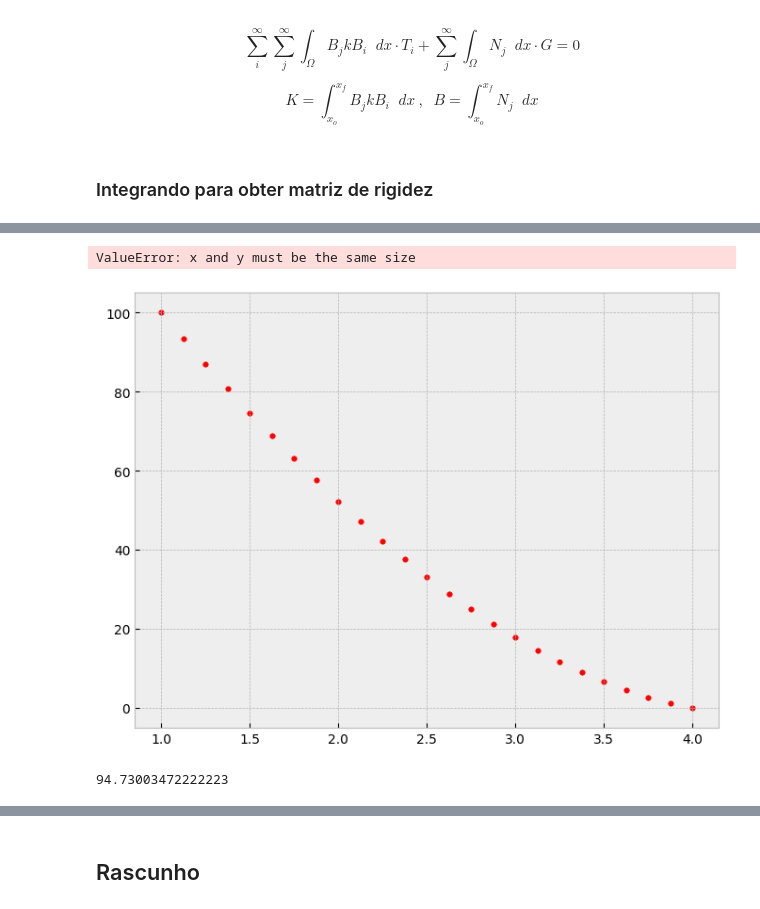
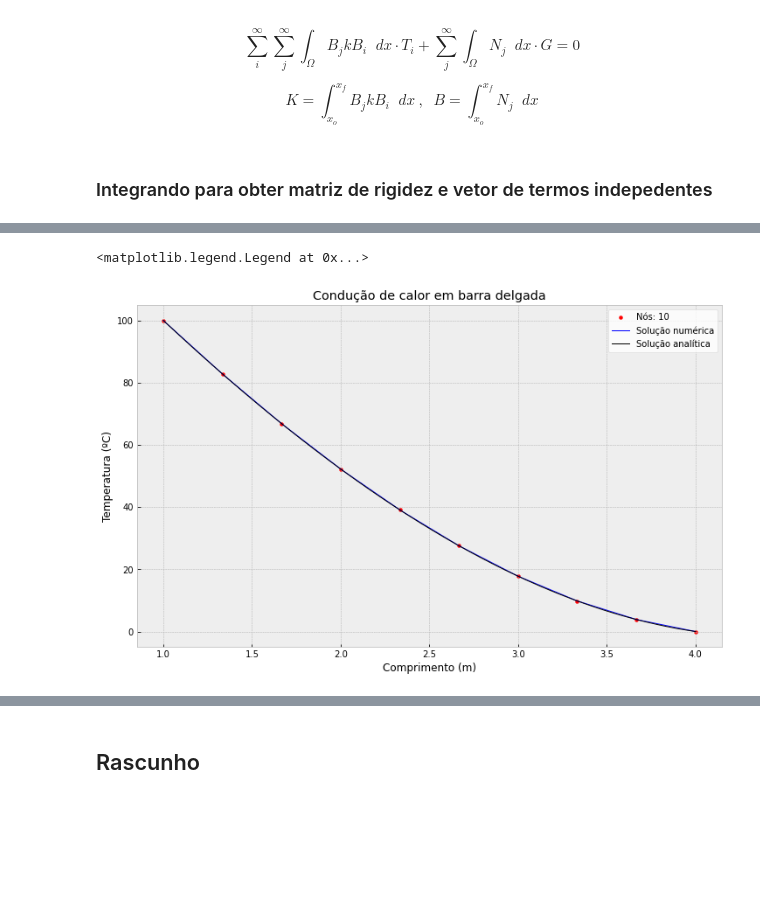
Before and after one commit to jpedro-rod/ElementosFinitos, a Jupyter notebook: Elementos_Finitos.ipynb, the cells around one changed output, grey strips where cells are left out. Cells and saved outputs as stored; diff of their text form; code cells hidden in the pictures; blank space fills up the shorter version.

Commit message:
Construcao da interpolacao dos nos (falta ordem 2)

```diff
--- a/Elementos_Finitos.ipynb
+++ b/Elementos_Finitos.ipynb
@@ -97,7 +95,7 @@ $$ \sum_i^{\infty} \sum_j^{\infty} \int_{Ω} B_j k B_i \;\; dx \cdot T_i + \sum_
 
 $$ K = \int_{x_o}^{x_f} B_j k B_i \;\; dx \:,\;\; B = \int_{x_o}^{x_f} N_j \;\; dx $$
 # %% [markdown]
-### Integrando para obter matriz de rigidez
+### Integrando para obter matriz de rigidez e vetor de termos indepedentes
 # %%
 #Parâmetros Físicos
 
@@ -117,7 +115,7 @@ def S(x):
 
 ordemElemento = 1   #1 ou 2
 
-ligacoes = 25                              #PARA 2ª ORDEM SOMENTE NÚMEROS ÍMPARES
+ligacoes = 10                              #PARA 2ª ORDEM SOMENTE NÚMEROS ÍMPARES
 malha = np.linspace(Xo,Xf,ligacoes)
 
 #################################################
@@ -227,7 +225,7 @@ elif ordemElemento == 2:
             IEN[elemento,noLocal] = elemento*(nNosLocais - 1) + noLocal
 
 print("Matriz de conectividade: ")
-#print(IEN)
+print(IEN)
 
 #Matrizes globais
 
@@ -271,10 +269,10 @@ if ordemElemento == 1:
         #print(Gaux)
         Gs = Gs + Gaux
 
-    print("\nMatrizes globais singulares: ")
-    print("Ks")
+    #print("\nMatrizes globais singulares: ")
+    #print("Ks")
     #print(np.array_str(Ks, precision=2, suppress_small=True))
-    print("Gs")
+    #print("Gs")
     #print(np.array_str(Gs, precision=2, suppress_small=True))
 
 ##2ª ORDEM
@@ -320,10 +318,10 @@ elif ordemElemento == 2:
 
             Gs = Gs + Gaux
 
-    print("\nMatrizes globais singulares: ")
-    print("Ks")
+    #print("\nMatrizes globais singulares: ")
+    #print("Ks")
     #print(np.array_str(Ks, precision=2, suppress_small=True))
-    print("Gs")
+    #print("Gs")
     #print(np.array_str(Gs, precision=2, suppress_small=True))
 
 #Aplicação das condições de contorno na matriz e vetor independente:   K.T + G = 0
@@ -347,9 +345,9 @@ for i in range(len(G)):
 
 print("\nMatrizes globais: ")
 print("K")
-#print(np.array_str(K, precision=2, suppress_small=True))
+print(np.array_str(K, precision=2, suppress_small=True))
 print("G")
-#print(np.array_str(G, precision=2, suppress_small=True))
+print(np.array_str(G, precision=2, suppress_small=True))
 
 #Solucionando o sistema
 
@@ -359,11 +357,23 @@ BCo = np.array([To])
 BCf = np.array([Tf])
 Tnos = np.concatenate((BCo,CampoTSemContorno,BCf))
 
-print("\nCampo de temperatura (solução numérica): ")
+print("\nNós (solução numérica): ")
 print(np.array_str(Tnos, precision=2, suppress_small=True))
 
 #Gerando o campo de  temperatura
 
+'''
+def CampoTNumerico(x,T):
+
+    Campo_T = np.empty(len(x))
+
+    for e in range(0,nElementos):
+
+        Campo_T += N11(x,malha[e],malha[e+1])*T[e] + N12(x,malha[e],malha[e+1])*T[e+1]
+
+    return Campo_T
+
+'''
 def CampoTNumerico(x,T):
 
     n = int(len(x)/nElementos)
@@ -371,19 +381,29 @@ def CampoTNumerico(x,T):
 
     for i in range(nElementos):
 
-        x_sliced[i] = x[(n-1)*i:(n-1)*i+n]
+        x_sliced[i] = x[n*i:n*i+n]
 
-    Campo_T = 0
+    Campo_T = np.empty(n*nElementos)
+    S = np.empty(len(x_sliced[0]))
 
-    for e in range(nElementos):
+    for e in range(0,nElementos):
 
-        Campo_T += N11(x[e],malha[e],malha[e+1])*T[e] + N12(x[e],malha[e],malha[e+1])*T[e+1]
+        S = N11(x_sliced[e],malha[e],malha[e+1])*T[e] + N12(x_sliced[e],malha[e],malha[e+1])*T[e+1]
+
+        Campo_T[n*e:n*(e+1)] = S
 
     return Campo_T
 
+
+# Gerando domínio "contínuo" para comparar interpolação da solução numérica com a solução analítica
+
+def Dom(x):
+
+    DominioAnalitico = np.linspace(Xo,Xf,x*nElementos)   #nº de pontos do domínio necessaramente é múltiplo do nº de elementos da solução numérica
+
+    return DominioAnalitico
+
 #Solução analítica
-
-DominioAnalitico = np.linspace(Xo,Xf,200)
 
 def CampoTAnalitico(x):
     return (5/9)*x**3 + (10/3)*x**2 - (185/3)*x + 1420/9
@@ -392,13 +412,11 @@ def CampoTAnalitico(x):
 
 plt.style.use('bmh')
 
-fig, (ax1) = plt.subplots(1, 1, sharey=True, sharex = True, figsize = (8,6))
+fig, (ax1) = plt.subplots(1, 1, sharey=True, sharex = True, figsize = (12,7.2))
 
-ax1.scatter(malha, Tnos, s=15, color='red')
-#ax1.plot(malha, CampoTemperatura, color='red',)
-ax1.scatter(DominioAnalitico, CampoTNumerico(DominioAnalitico,Tnos), s=15, color='blue')
-#ax1.plot(DominioAnalitico, CampoTNumerico(DominioAnalitico,Tnos), color='blue')
-ax1.plot(DominioAnalitico, CampoTAnalitico(DominioAnalitico), color='black', linewidth=1.5)
+ax1.scatter(malha, Tnos, s=15, color='red', label=r'Nós: {}'.format(nNos))
+ax1.plot(Dom(20), CampoTNumerico(Dom(20),Tnos), color='blue', linewidth=1.0, label=r'Solução numérica')
+ax1.plot(Dom(240), CampoTAnalitico(Dom(240)), color='black', linewidth=1.0, label=r'Solução analítica')
 ax1.set_title('Condução de calor em barra delgada')
 ax1.set_xlabel('Comprimento (m)')
 ax1.set_ylabel('Temperatura (ºC)')
@@ -421,7 +442,2 @@ Campo de temperatura (solução numérica):
-ValueError: x and y must be the same size
+<matplotlib.legend.Legend at 0x...>
-[figure, old version]
+[figure, new version]
-# %%
-Tn = N11(1.1,malha[0],malha[0+1])*Tnos[0] + N12(1.1,malha[0],malha[0+1])*Tnos[1]
-print(Tn)
-# %% [output]
-94.73003472222223
```
Also changed, not shown: parts of 4 cells of this notebook, 1 other file.
